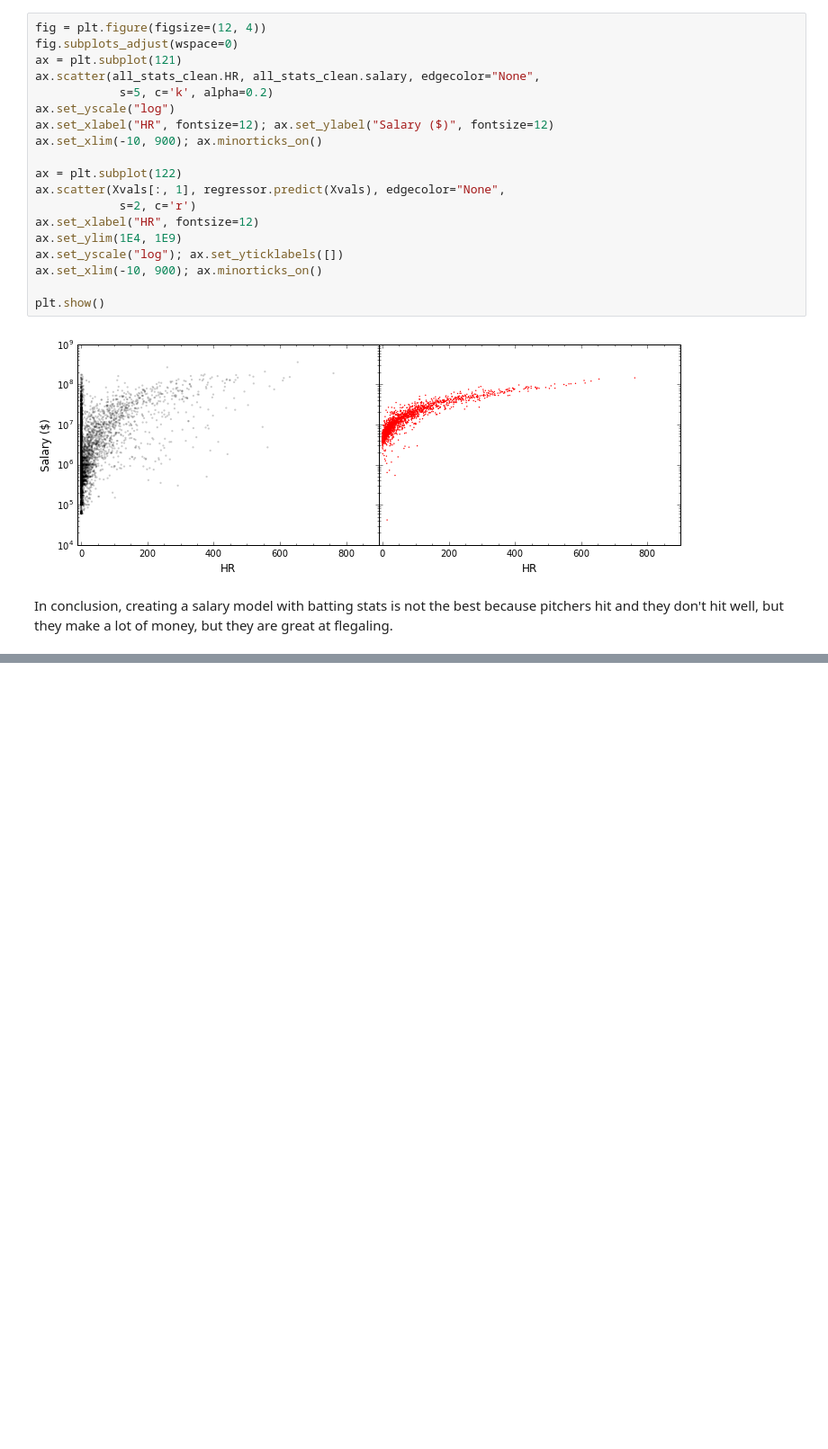
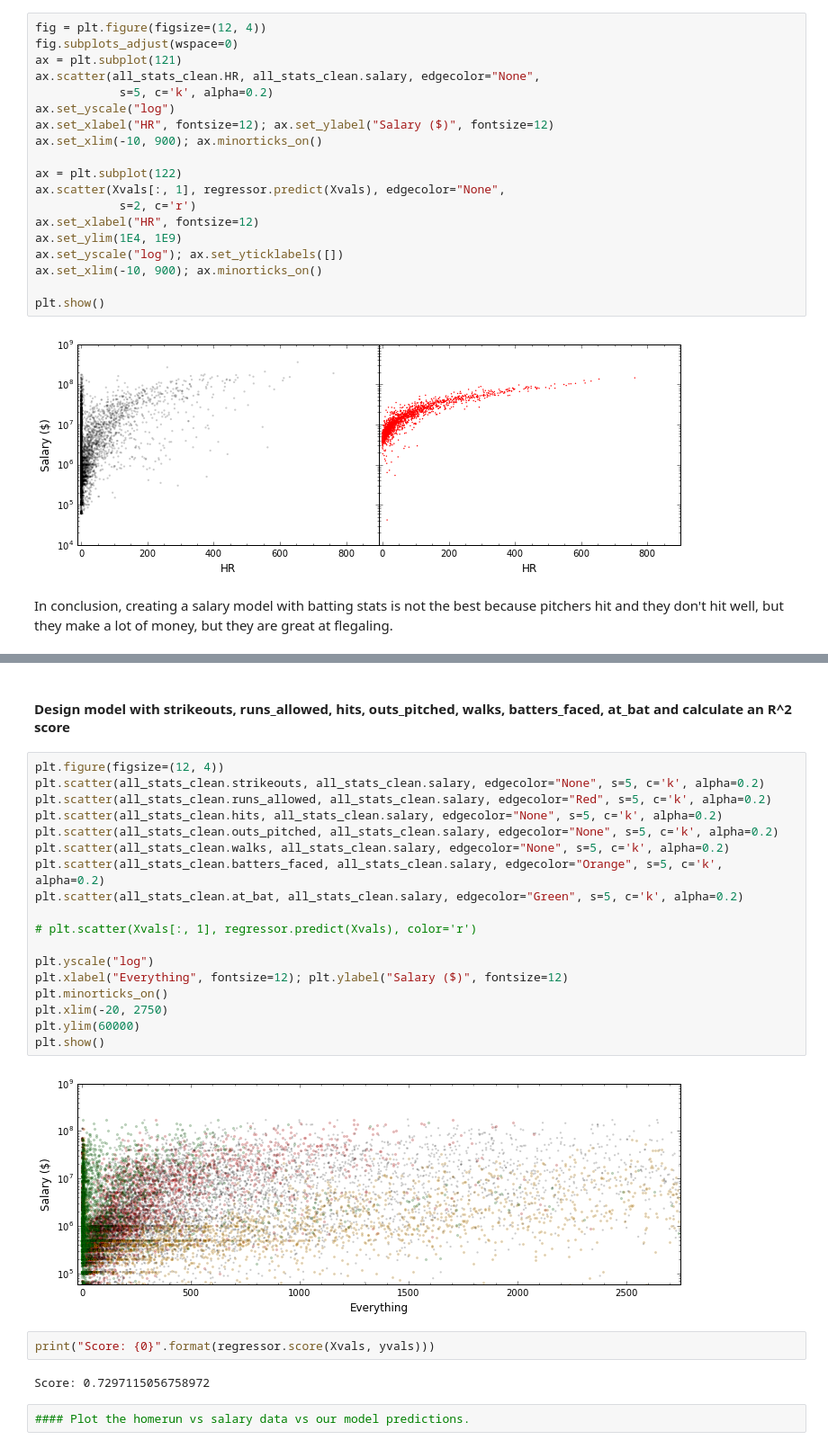
Before and after one commit to cacizi41/data-science-python401, a Jupyter notebook: ps4_joe.ipynb, the cells around one changed output, grey strips where cells are left out. Shown at 90% size. Cells and saved outputs as stored; diff of their text form; blank space fills up the shorter version.

```diff
--- a/ps4_joe.ipynb
+++ b/ps4_joe.ipynb
@@ -178,0 +241,28 @@ In conclusion, creating a salary model with batting stats is not the best becaus
+# %% [markdown]
+#### Design model with strikeouts, runs_allowed, hits, outs_pitched, walks, batters_faced, at_bat and calculate an R^2 score
+# %%
+plt.figure(figsize=(12, 4))
+plt.scatter(all_stats_clean.strikeouts, all_stats_clean.salary, edgecolor="None", s=5, c='k', alpha=0.2)
+plt.scatter(all_stats_clean.runs_allowed, all_stats_clean.salary, edgecolor="Red", s=5, c='k', alpha=0.2)
+plt.scatter(all_stats_clean.hits, all_stats_clean.salary, edgecolor="None", s=5, c='k', alpha=0.2)
+plt.scatter(all_stats_clean.outs_pitched, all_stats_clean.salary, edgecolor="None", s=5, c='k', alpha=0.2)
+plt.scatter(all_stats_clean.walks, all_stats_clean.salary, edgecolor="None", s=5, c='k', alpha=0.2)
+plt.scatter(all_stats_clean.batters_faced, all_stats_clean.salary, edgecolor="Orange", s=5, c='k', alpha=0.2)
+plt.scatter(all_stats_clean.at_bat, all_stats_clean.salary, edgecolor="Green", s=5, c='k', alpha=0.2)
+
+# plt.scatter(Xvals[:, 1], regressor.predict(Xvals), color='r')
+
+plt.yscale("log")
+plt.xlabel("Everything", fontsize=12); plt.ylabel("Salary ($)", fontsize=12)
+plt.minorticks_on()
+plt.xlim(-20, 2750)
+plt.ylim(60000)
+plt.show()
+# %% [output]
+[figure, added]
+# %%
+print("Score: {0}".format(regressor.score(Xvals, yvals)))
+# %% [output]
+Score: 0.7297115056758972
+# %%
+#### Plot the homerun vs salary data vs our model predictions.
```
Also changed, not shown: parts of 8 cells of this notebook.
